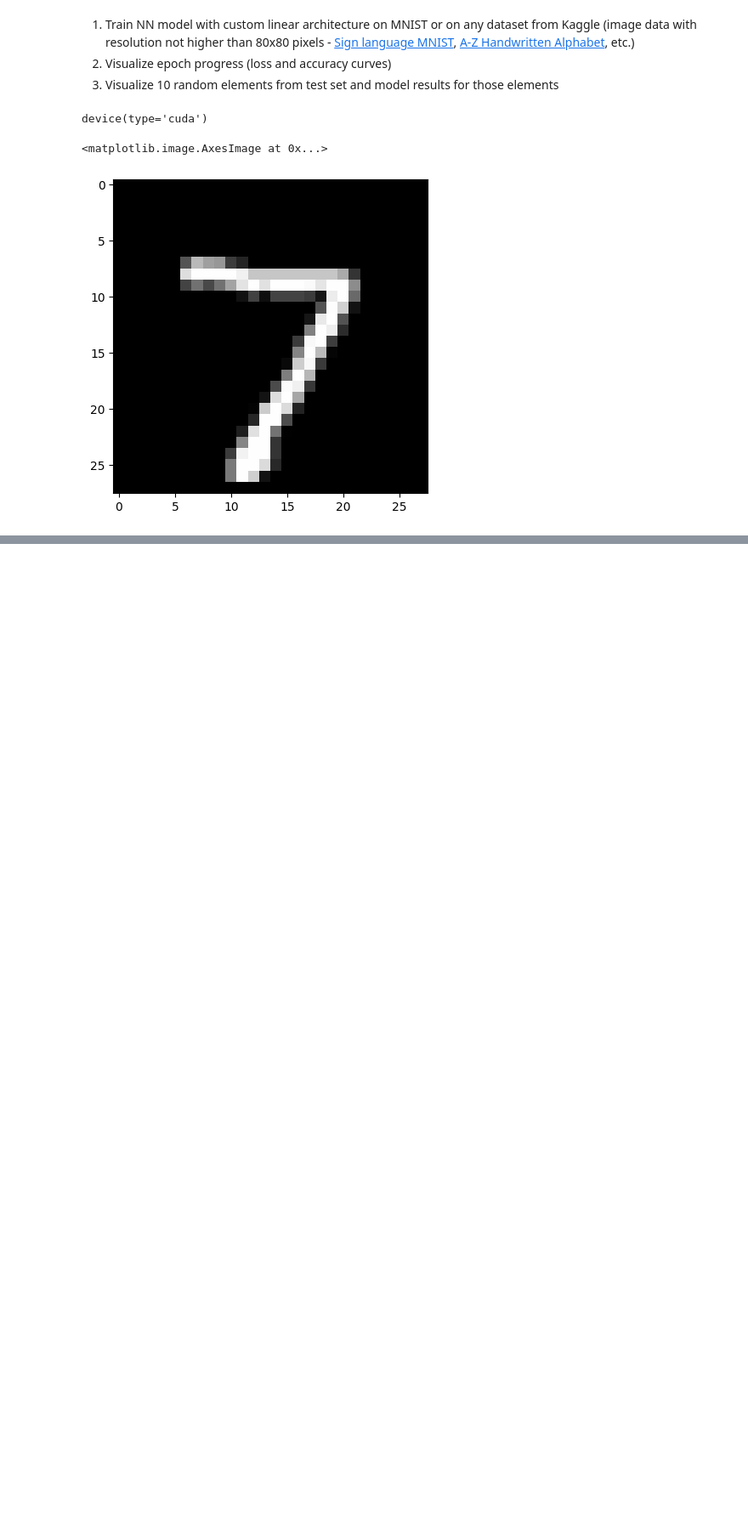
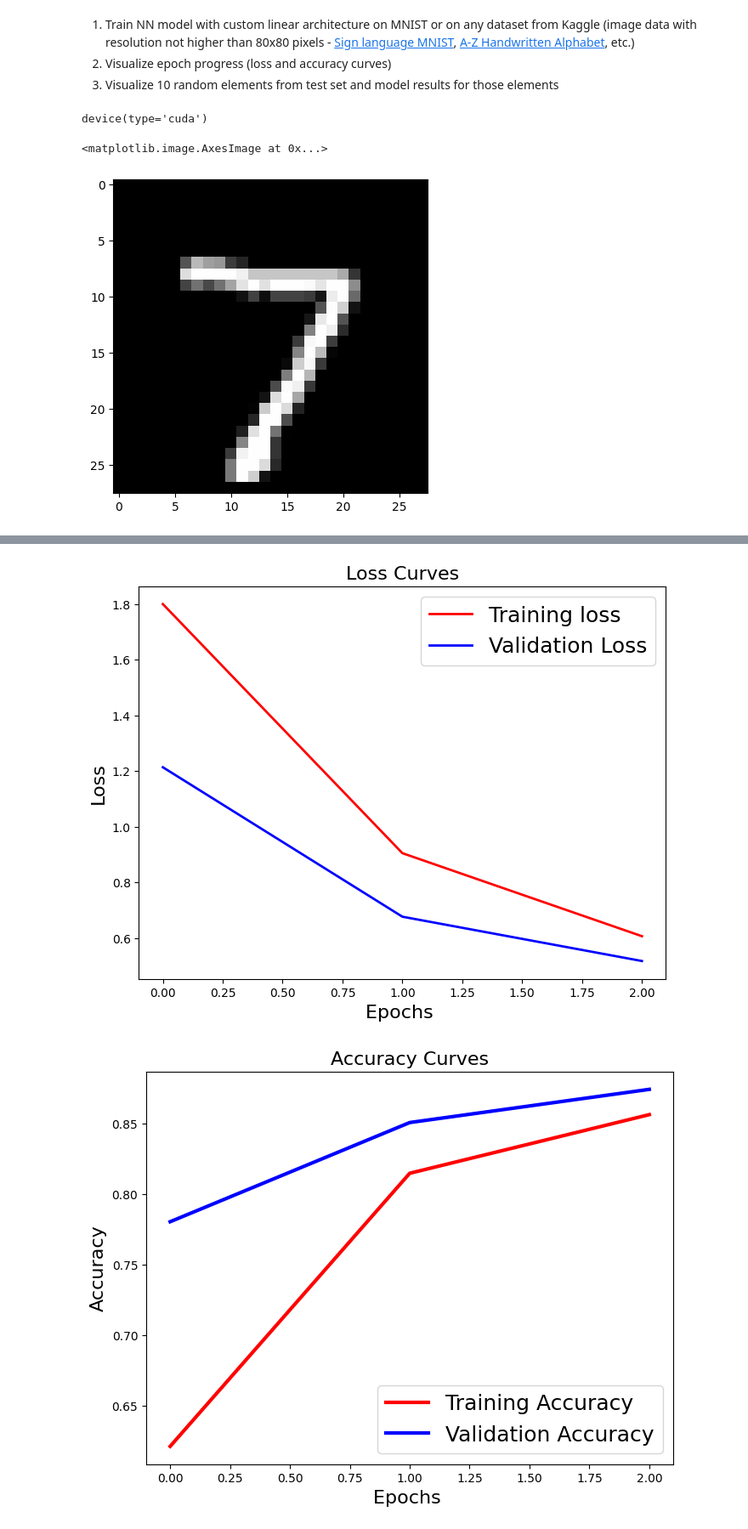
Before and after one commit to VladyslavFS/data-camp-hometasks, a Jupyter notebook: lesson_24/homework.ipynb, the cells around one changed output, grey strips where cells are left out. Shown: that part at 85% size. Drawn from its saved outputs; the diff is of its cells as text; code cells hidden in the pictures; blank space fills up the shorter version.

Commit message:
created new neural network with more neurons and layers. added loss and accuracy visualisation for both model in different number of epochs

```diff
--- a/lesson_24/homework.ipynb
+++ b/lesson_24/homework.ipynb
@@ -133,2 +162,24 @@ def test_loop(dataloader, model, loss_fn):
     print(f"Test Error: \n Accuracy: {(100*correct):>0.1f}%, Avg loss: {test_loss:>8f} \n")
+# %%
+history1 = {"train_loss": [], "val_loss": [], "train_acc": [], "val_acc": []}
+history2 = {"train_loss": [], "val_loss": [], "train_acc": [], "val_acc": []}
+# %%
+def plot_loss_and_accuracy(history):
+    #Plot the Loss Curves
+    plt.figure(figsize=[8,6])
+    plt.plot(history['train_loss'],'r',linewidth=2)
+    plt.plot(history['val_loss'],'b',linewidth=2)
+    plt.legend(['Training loss', 'Validation Loss'],fontsize=18)
+    plt.xlabel('Epochs ',fontsize=16)
+    plt.ylabel('Loss',fontsize=16)
+    plt.title('Loss Curves',fontsize=16)
+
+    #Plot the Accuracy Curves
+    plt.figure(figsize=[8,6])
+    plt.plot(history['train_acc'],'r',linewidth=3.0)
+    plt.plot(history['val_acc'],'b',linewidth=3.0)
+    plt.legend(['Training Accuracy', 'Validation Accuracy'],fontsize=18)
+    plt.xlabel('Epochs ',fontsize=16)
+    plt.ylabel('Accuracy',fontsize=16)
+    plt.title('Accuracy Curves',fontsize=16)
 # %%
@@ -146,0 +198,5 @@ Test Error:
+# %%
+plot_loss_and_accuracy(history1)
+# %% [output]
+[figure, added]
+[figure, added]
```
Also changed, not shown: parts of 15 cells of this notebook.
